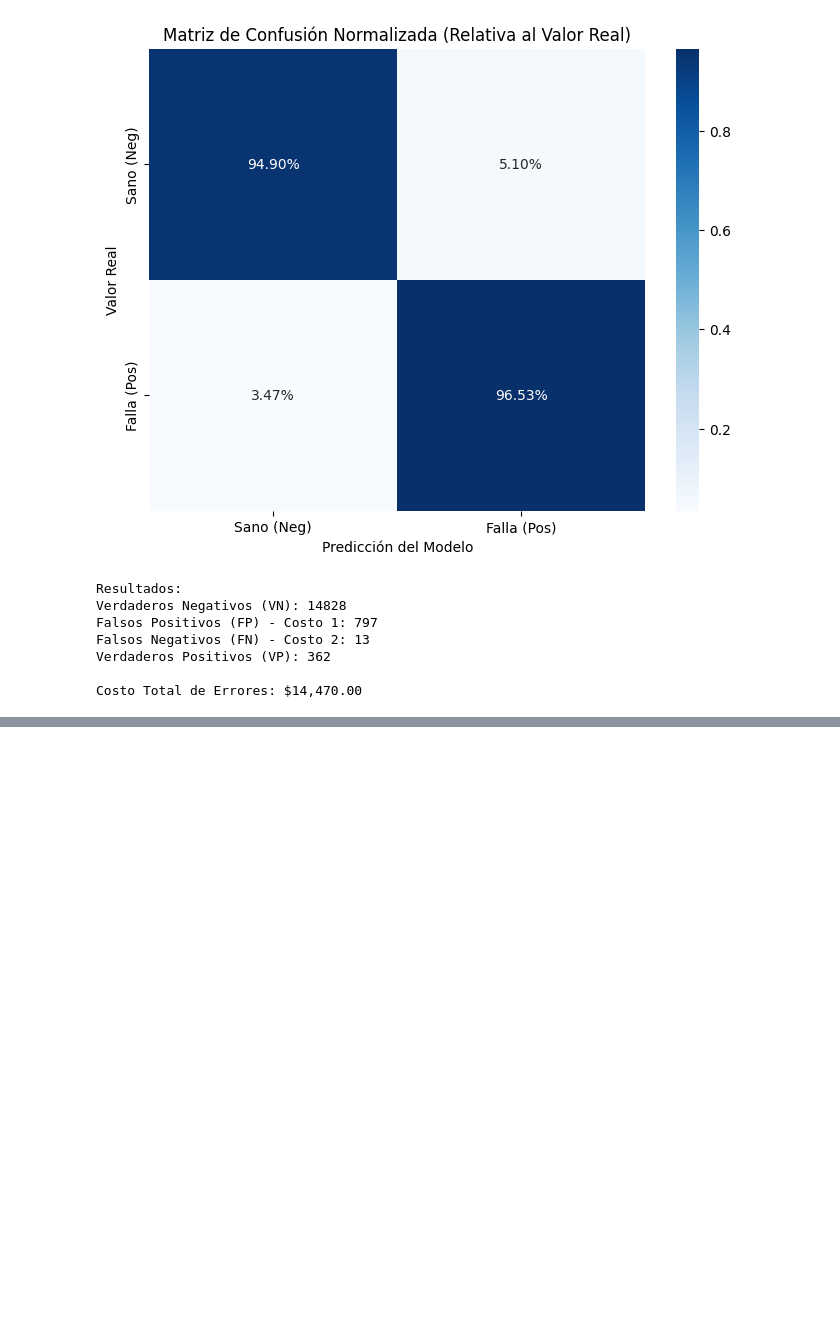
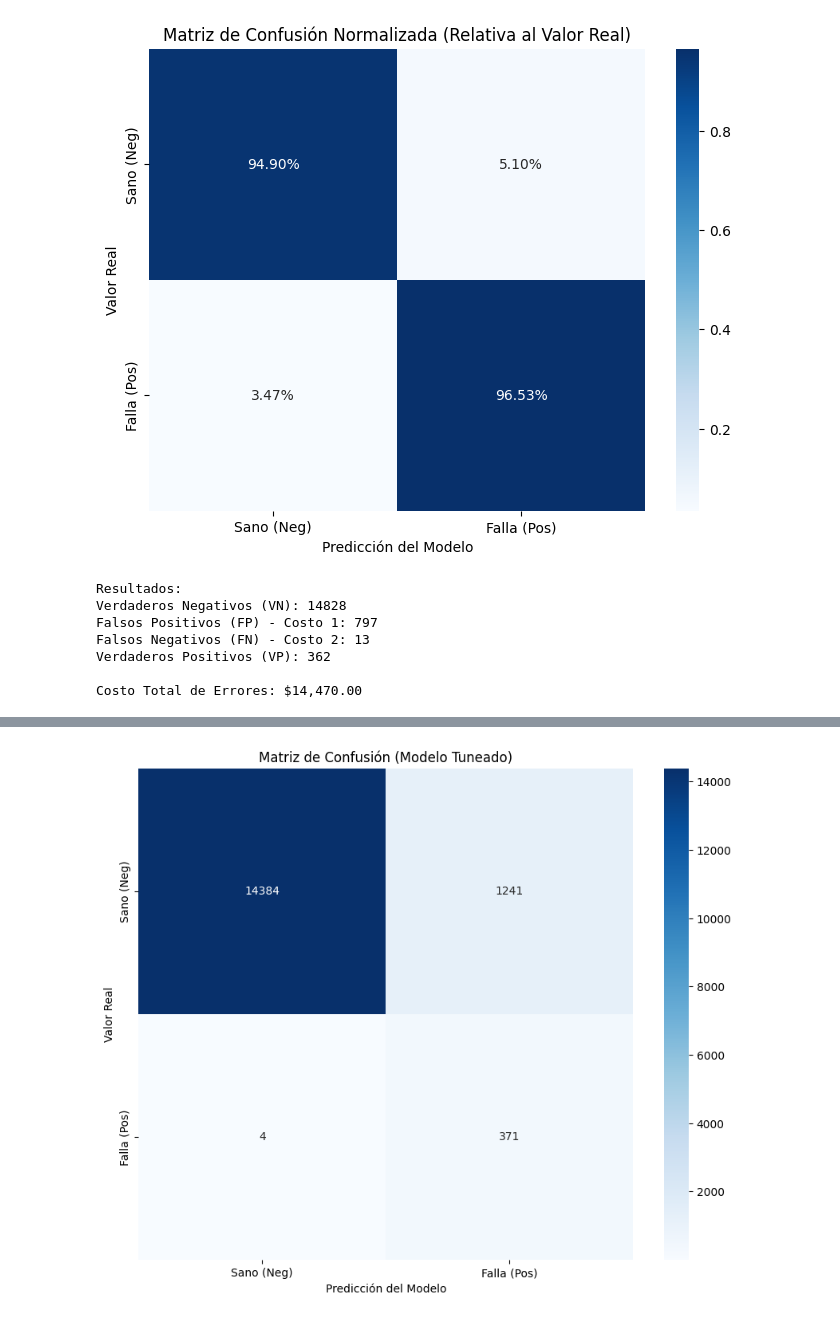
Before and after one commit to marcohinojosag/IA_MKTR, a Jupyter notebook: cod.ipynb, the cells around one changed output, grey strips where cells are left out. Drawn from its saved outputs; the diff is of its cells as text; code cells hidden in the pictures; blank space fills up the shorter version.

```diff
--- a/cod.ipynb
+++ b/cod.ipynb
@@ -487,0 +529,21 @@ Falla (clase 1)       0.31      0.97      0.47       375
+# %%
+# Resultados
+best_model = random_search.best_estimator_
+
+y_pred_tuned = best_model.predict(x_test)
+
+cm_tuned = confusion_matrix(y_test, y_pred_tuned)
+tn_tuned, fp_tuned, fn_tuned, tp_tuned = cm_tuned.ravel()
+
+costo_1 = 10
+costo_2 = 500
+costo_total_tuned = (fp_tuned * costo_1) + (fn_tuned * costo_2)
+
+print("--- Métricas de Costo (Modelo Tuneado) ---")
+print(f"Falsos Positivos (FP): {fp_tuned}")
+print(f"Falsos Negativos (FN): {fn_tuned}")
+print("--------------------------------------------------")
+print(f"Costo Total de Errores: ${costo_total_tuned:,.2f}")
+print("--------------------------------------------------\n")
+
+print(classification_report(y_test, y_pred_tuned, target_names=['Sano (clase 0)', 'Falla (clase 1)']))
@@ -487,0 +566,11 @@ Falla (clase 1)       0.31      0.97      0.47       375
+# %%
+plt.figure(figsize=(10, 8))
+sns.heatmap(cm_tuned, annot=True, fmt='d', cmap='Blues',
+            xticklabels=['Sano (Neg)', 'Falla (Pos)'],
+            yticklabels=['Sano (Neg)', 'Falla (Pos)'])
+plt.xlabel('Predicción del Modelo')
+plt.ylabel('Valor Real')
+plt.title('Matriz de Confusión (Modelo Tuneado)')
+plt.show()
+# %% [output]
+[figure, added]
```
Also changed, not shown: parts of 11 cells of this notebook.
